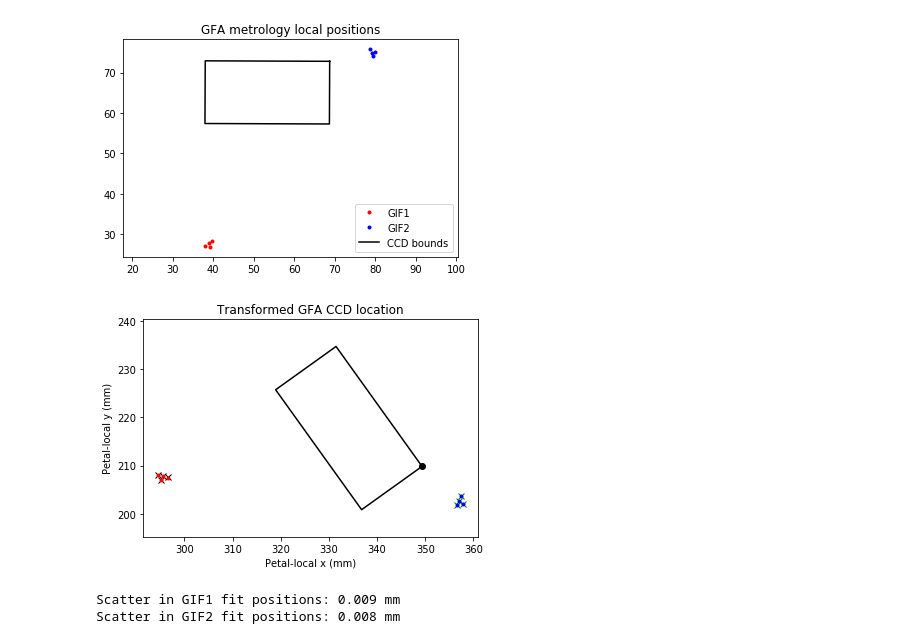
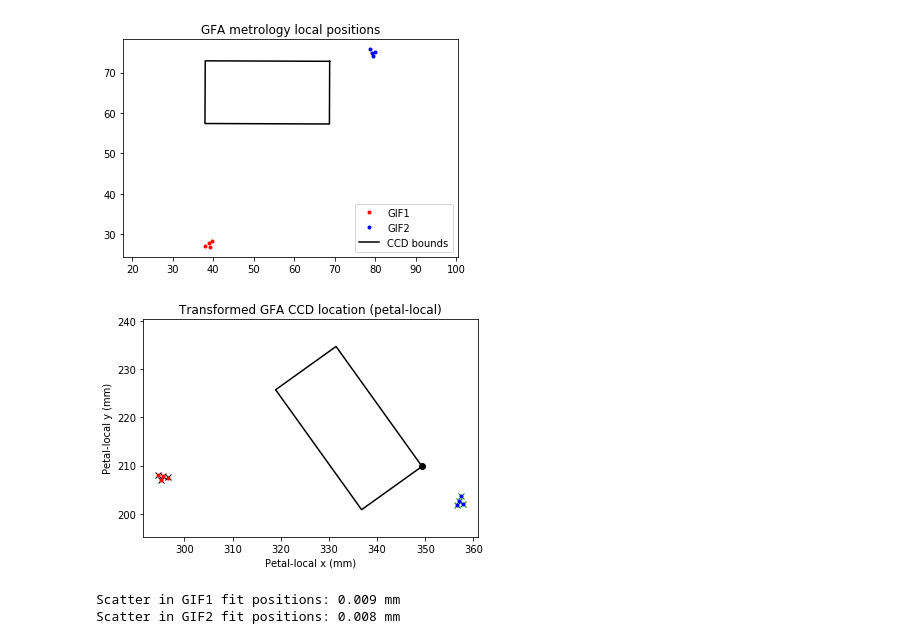
Before and after one commit to dstndstn/desi-commish, a Jupyter notebook: gif-fif.ipynb, the cells around one changed output. Saved outputs shown, nothing was run; the diff lists cells and outputs as text; code cells hidden in the pictures.

```diff
--- a/gif-fif.ipynb
+++ b/gif-fif.ipynb
@@ -52,16 +52,16 @@ g2x,g2y = petal.gfa_mm_to_focal_mm(petal.gfa.gif_2_mm_x, petal.gfa.gif_2_mm_y)
 # %%
 plt.plot(petal.ccdbx, petal.ccdby, 'k-')
 plt.plot(petal.ccdbx[0], petal.ccdby[0], 'ko')
 plt.plot(g1x, g1y, 'kx')
 plt.plot(petal.gif1.x, petal.gif1.y, 'r.')
 plt.plot(g2x, g2y, 'gx')
 plt.plot(petal.gif2.x, petal.gif2.y, 'b.')
-plt.title('Transformed GFA CCD location')
+plt.title('Transformed GFA CCD location (petal-local)')
 plt.xlabel('Petal-local x (mm)')
 plt.ylabel('Petal-local y (mm)')
 plt.axis('equal');
 # %% [output]
-[figure, old version]
+[figure, new version]
 # %%
 print('Scatter in GIF1 fit positions: %.3f mm' % (np.mean(np.hypot(petal.gif1.x - g1x, petal.gif1.y - g1y))))
 print('Scatter in GIF2 fit positions: %.3f mm' % (np.mean(np.hypot(petal.gif2.x - g2x, petal.gif2.y - g2y))))
```
Also changed, not shown: parts of 4 cells of this notebook, 9 other files.
